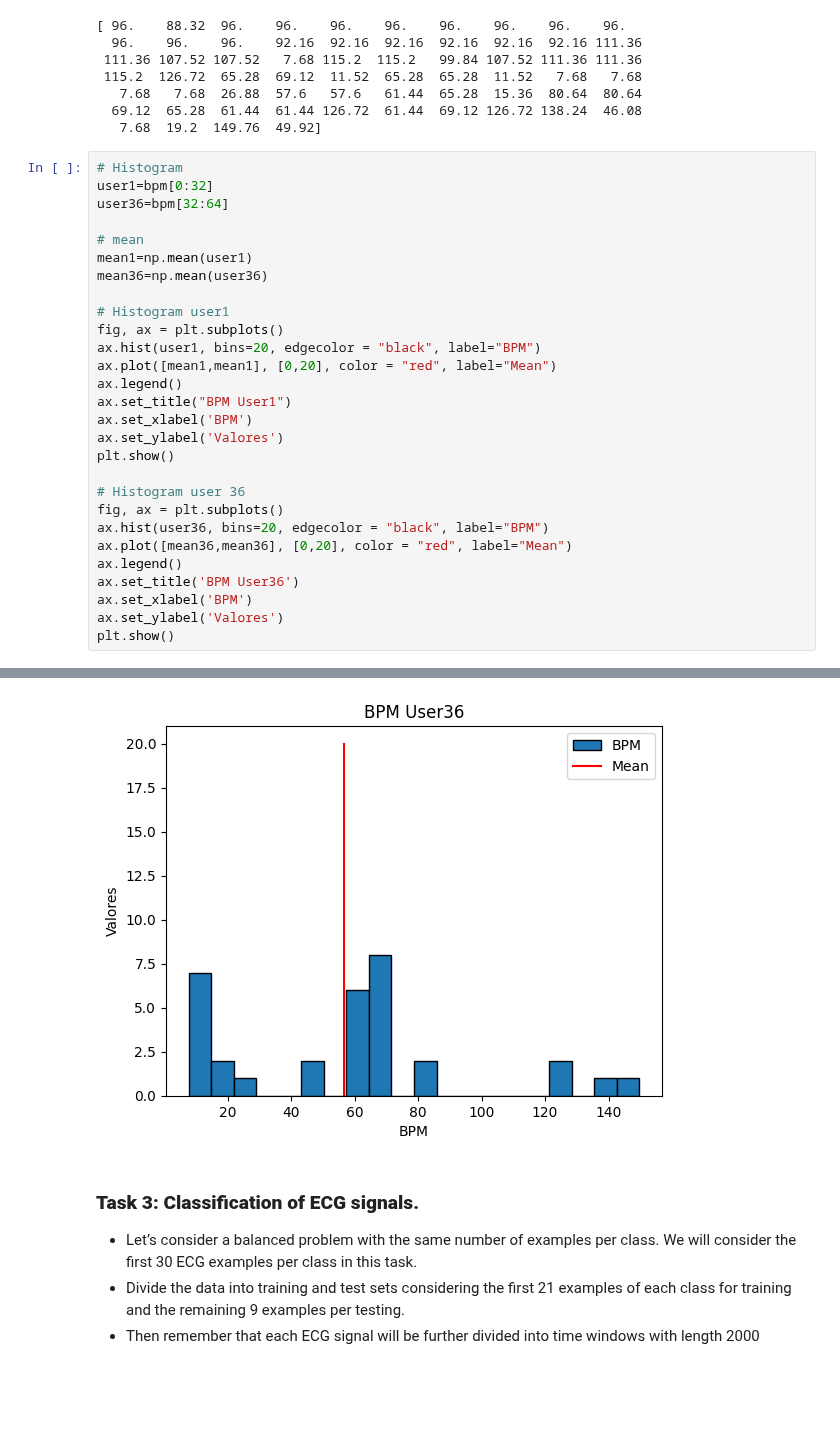
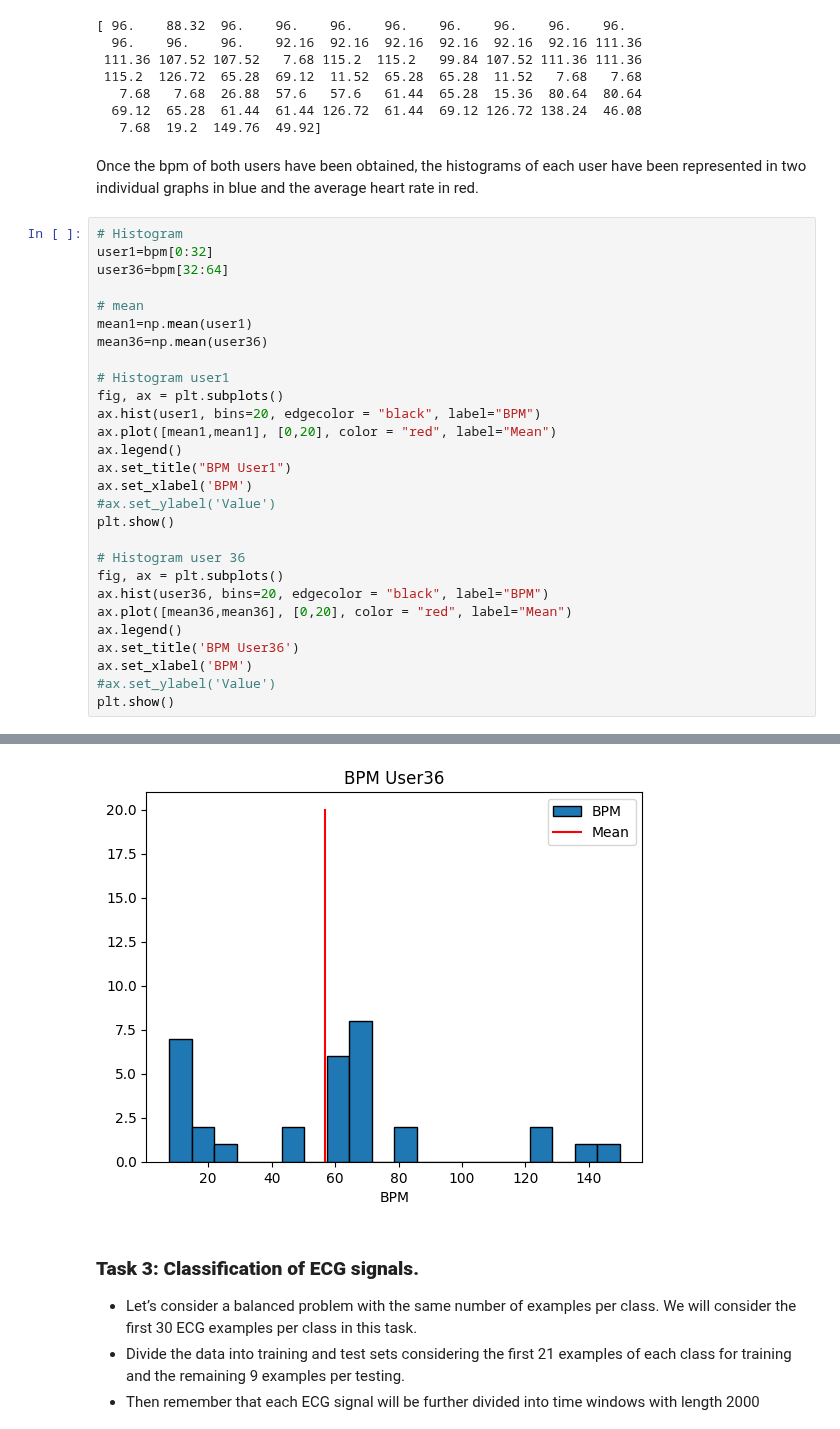
Before and after one commit to Javimh18/RESPT, a Jupyter notebook: Part-I/Lab3/lab3.ipynb, the cells around one changed output, grey strips where cells are left out. Drawn from its saved outputs; the diff is of its cells as text; blank space fills up the shorter version.

```diff
--- a/Part-I/Lab3/lab3.ipynb
+++ b/Part-I/Lab3/lab3.ipynb
@@ -241,6 +241,8 @@ print(bpm) # 64 bpm = 32 bpm of the user 1 and 32 bpm of the user 36
    7.68   7.68  26.88  57.6   57.6   61.44  65.28  15.36  80.64  80.64
   69.12  65.28  61.44  61.44 126.72  61.44  69.12 126.72 138.24  46.08
    7.68  19.2  149.76  49.92]
+# %% [markdown]
+Once the bpm of both users have been obtained, the histograms of each user have been represented in two individual graphs in blue and the average heart rate in red.
 # %%
 # Histogram
 user1=bpm[0:32]
@@ -257,7 +259,7 @@ ax.plot([mean1,mean1], [0,20], color = "red", label="Mean")
 ax.legend()
 ax.set_title("BPM User1")
 ax.set_xlabel('BPM')
-ax.set_ylabel('Valores')
+#ax.set_ylabel('Value')
 plt.show()
 
 # Histogram user 36
@@ -267,6 +269,6 @@ ax.plot([mean36,mean36], [0,20], color = "red", label="Mean")
 ax.legend()
 ax.set_title('BPM User36')
 ax.set_xlabel('BPM')
-ax.set_ylabel('Valores')
+#ax.set_ylabel('Value')
 plt.show()
 # %% [output]
@@ -274,4 +276,4 @@ plt.show()
-[figure, old version]
+[figure, new version]
 # %% [markdown]
 ### __Task 3: Classification of ECG signals.__
 
```
Also changed, not shown: parts of 6 cells of this notebook.
